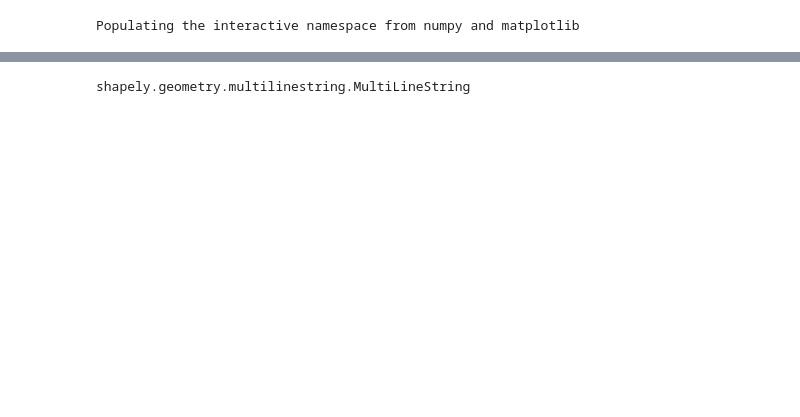
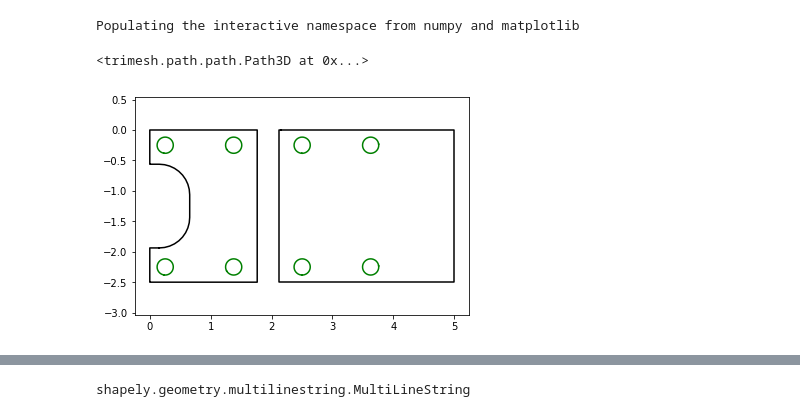
Before and after one commit to mikedh/trimesh, a Jupyter notebook: examples/section.ipynb, the cells around one changed output, grey strips where cells are left out. Drawn from its saved outputs; the diff is of its cells as text; code cells hidden in the pictures; blank space fills up the shorter version.

```diff
--- a/examples/section.ipynb
+++ b/examples/section.ipynb
@@ -12 +16,12 @@ mesh = trimesh.load_mesh('../models/featuretype.STL')
+# %%
+# the section will be in the original mesh frame
+slice
+# %% [output]
+<trimesh.path.path.Path3D at 0x...>
+# %%
+# we can move the 3D curve to a Path2D object easily
+slice_2D, to_3D = slice.to_planar()
+slice_2D.show()
+# %% [output]
+[figure, added]
 # %%
```
Also changed, not shown: parts of 13 cells of this notebook, 9 other files.
